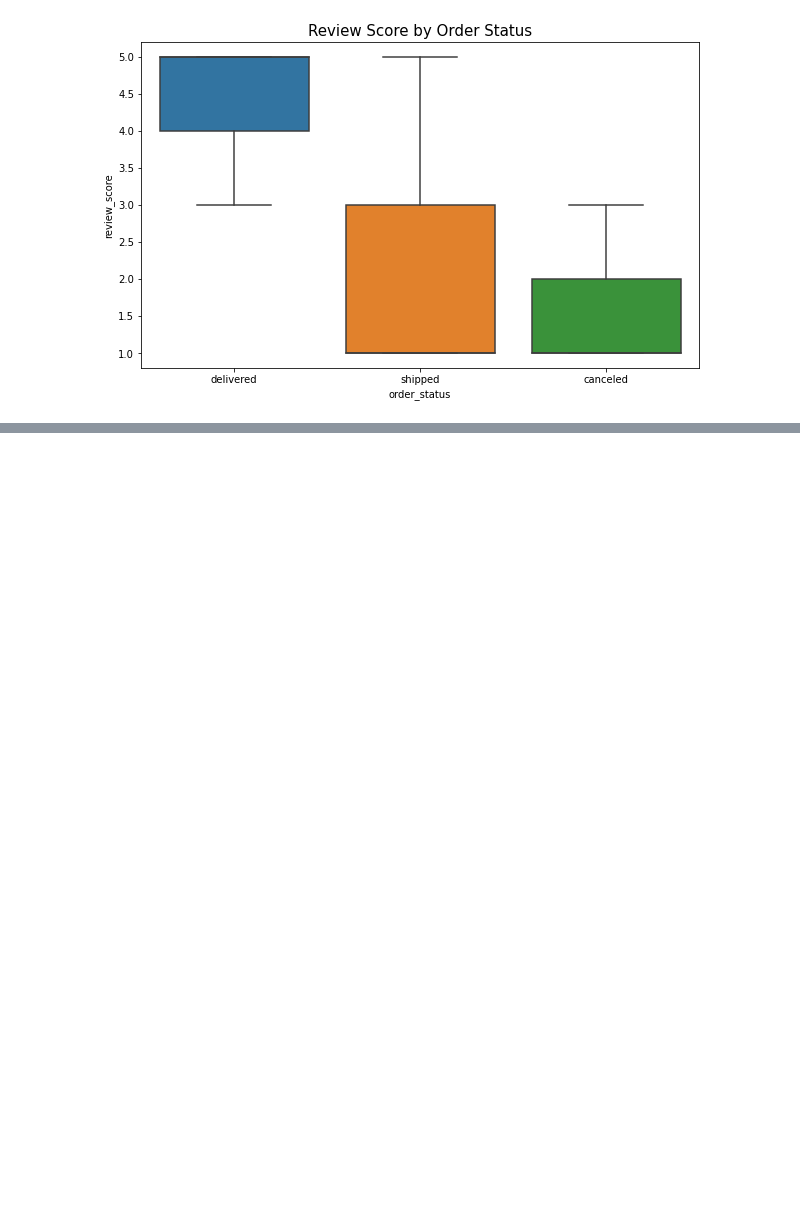
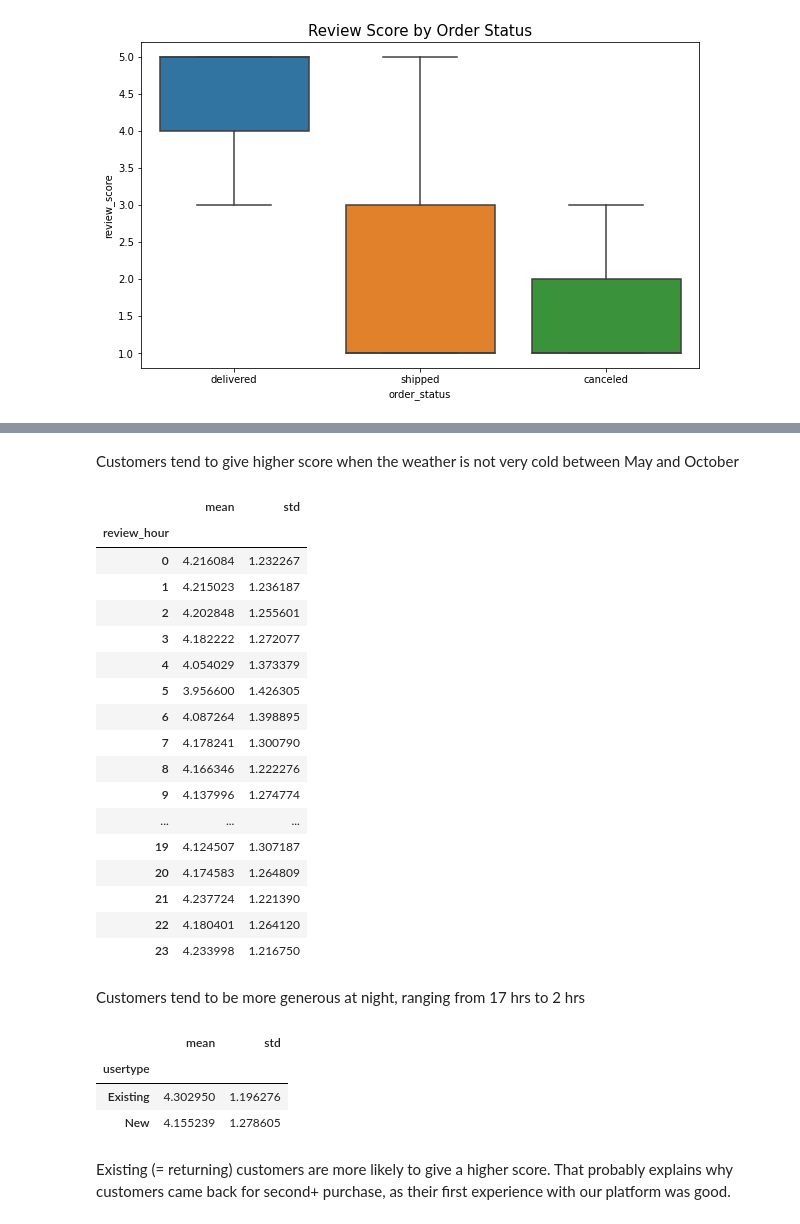
Before and after one commit to miji-lee-kr/Customer_Satisfaction_Rate_Analysis, a Jupyter notebook: Review_Score_Analysis.ipynb, the cells around one changed output, grey strips where cells are left out. Drawn from its saved outputs; the diff is of its cells as text; code cells hidden in the pictures; blank space fills up the shorter version.

```diff
--- a/Review_Score_Analysis.ipynb
+++ b/Review_Score_Analysis.ipynb
@@ -730,0 +361,25 @@ f1 #3842
+# %% [markdown]
+Customers tend to give higher score when the weather is not very cold between May and October
+# %%
+df.groupby('review_hour')['review_score'].agg(['mean', 'std'])
+# %% [output]
+|  | mean | std |
+| review_hour |  |  |
+| 0 | 4.216084 | 1.232267 |
+| 1 | 4.215023 | 1.236187 |
+| 2 | 4.202848 | 1.255601 |
+| 3 | 4.182222 | 1.272077 |
+| 4 | 4.054029 | 1.373379 |
+| 5 | 3.956600 | 1.426305 |
+| 6 | 4.087264 | 1.398895 |
+| 7 | 4.178241 | 1.300790 |
+| 8 | 4.166346 | 1.222276 |
+| 9 | 4.137996 | 1.274774 |
+| ... | ... | ... |
+| 19 | 4.124507 | 1.307187 |
+| 20 | 4.174583 | 1.264809 |
+| 21 | 4.237724 | 1.221390 |
+| 22 | 4.180401 | 1.264120 |
+| 23 | 4.233998 | 1.216750 |
+# %% [markdown]
+Customers tend to be more generous at night, ranging from 17 hrs to 2 hrs
@@ -730,0 +401,9 @@ f1 #3842
+# %%
+df.groupby('usertype')['review_score'].agg(['mean', 'std'])
+# %% [output]
+|  | mean | std |
+| usertype |  |  |
+| Existing | 4.302950 | 1.196276 |
+| New | 4.155239 | 1.278605 |
+# %% [markdown]
+Existing (= returning) customers are more likely to give a higher score. That probably explains why customers came back for second+ purchase, as their first experience with our platform was good.
```
Also changed, not shown: parts of 127 cells of this notebook.
